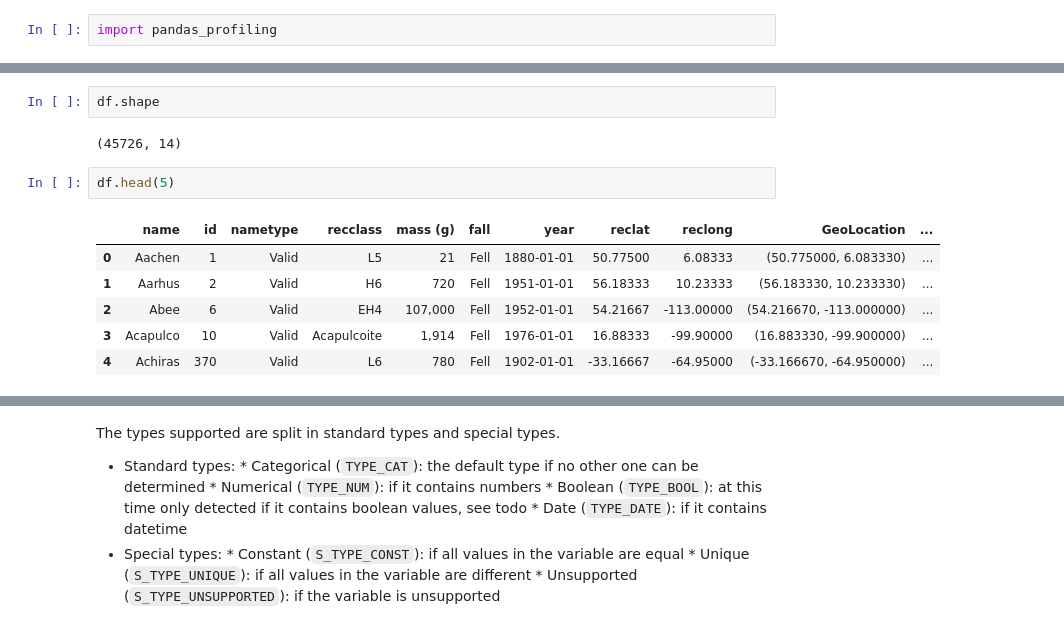
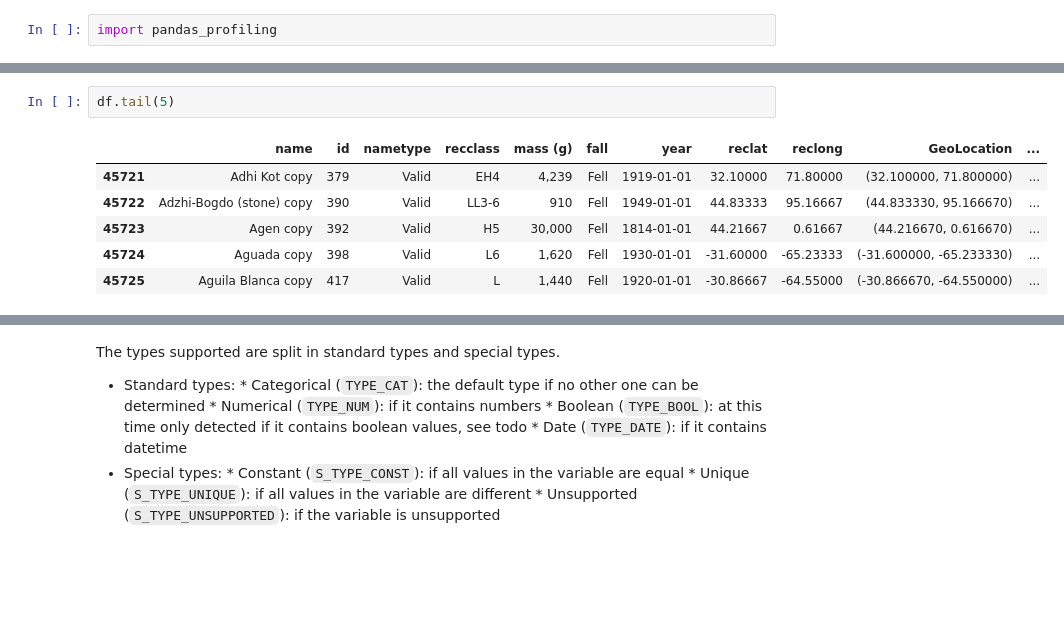
Before and after one commit to DataResponsibly/courses, a Jupyter notebook: documents/spring19/RDS_Lab8.ipynb, the cells around one changed output, grey strips where cells are left out. Drawn from its saved outputs; the diff is of its cells as text; blank space fills up the shorter version.

```diff
--- a/documents/spring19/RDS_Lab8.ipynb
+++ b/documents/spring19/RDS_Lab8.ipynb
@@ -531,13 +529,9 @@ df = df.append(duplicates_to_add, ignore_index=True)
-# %%
-df.shape
-# %% [output]
-(45726, 14)
 # %%
-df.head(5)
+df.tail(5)
 # %% [output]
 |  | name | id | nametype | recclass | mass (g) | fall | year | reclat | reclong | GeoLocation | ... |
-| 0 | Aachen | 1 | Valid | L5 | 21 | Fell | 1880-01-01 | 50.77500 | 6.08333 | (50.775000, 6.083330) | ... |
-| 1 | Aarhus | 2 | Valid | H6 | 720 | Fell | 1951-01-01 | 56.18333 | 10.23333 | (56.183330, 10.233330) | ... |
-| 2 | Abee | 6 | Valid | EH4 | 107,000 | Fell | 1952-01-01 | 54.21667 | -113.00000 | (54.216670, -113.000000) | ... |
-| 3 | Acapulco | 10 | Valid | Acapulcoite | 1,914 | Fell | 1976-01-01 | 16.88333 | -99.90000 | (16.883330, -99.900000) | ... |
-| 4 | Achiras | 370 | Valid | L6 | 780 | Fell | 1902-01-01 | -33.16667 | -64.95000 | (-33.166670, -64.950000) | ... |
+| 45721 | Adhi Kot copy | 379 | Valid | EH4 | 4,239 | Fell | 1919-01-01 | 32.10000 | 71.80000 | (32.100000, 71.800000) | ... |
+| 45722 | Adzhi-Bogdo (stone) copy | 390 | Valid | LL3-6 | 910 | Fell | 1949-01-01 | 44.83333 | 95.16667 | (44.833330, 95.166670) | ... |
+| 45723 | Agen copy | 392 | Valid | H5 | 30,000 | Fell | 1814-01-01 | 44.21667 | 0.61667 | (44.216670, 0.616670) | ... |
+| 45724 | Aguada copy | 398 | Valid | L6 | 1,620 | Fell | 1930-01-01 | -31.60000 | -65.23333 | (-31.600000, -65.233330) | ... |
+| 45725 | Aguila Blanca copy | 417 | Valid | L | 1,440 | Fell | 1920-01-01 | -30.86667 | -64.55000 | (-30.866670, -64.550000) | ... |
```
Also changed, not shown: parts of 14 cells of this notebook.
